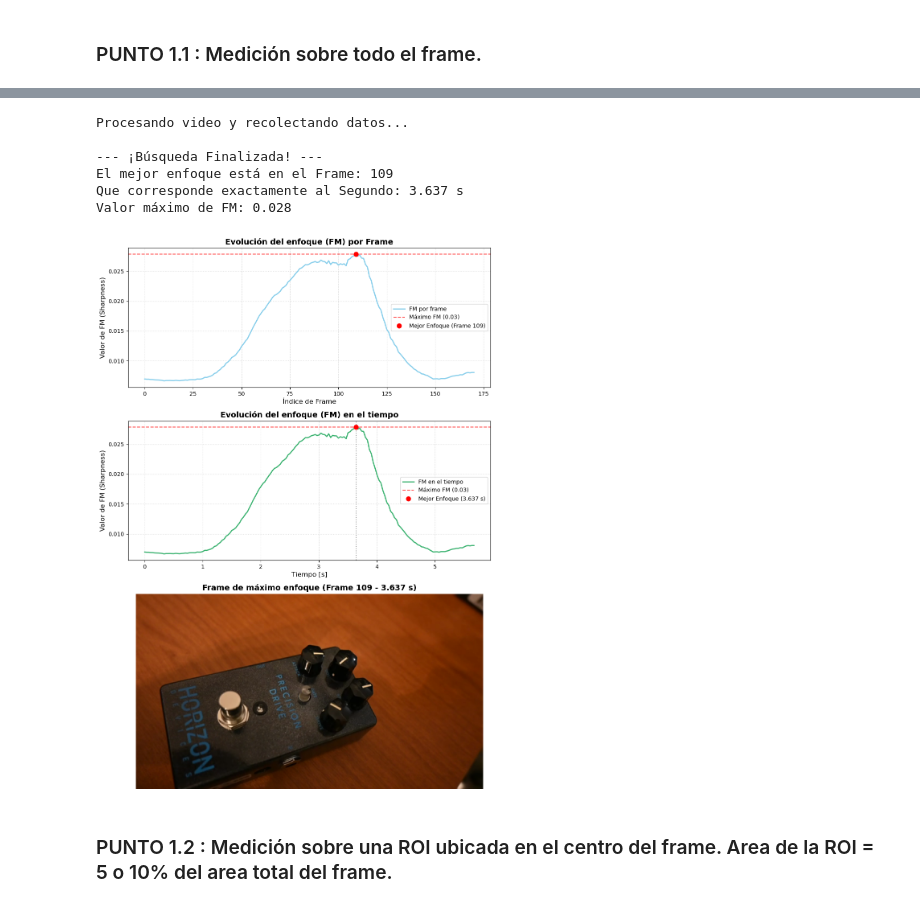
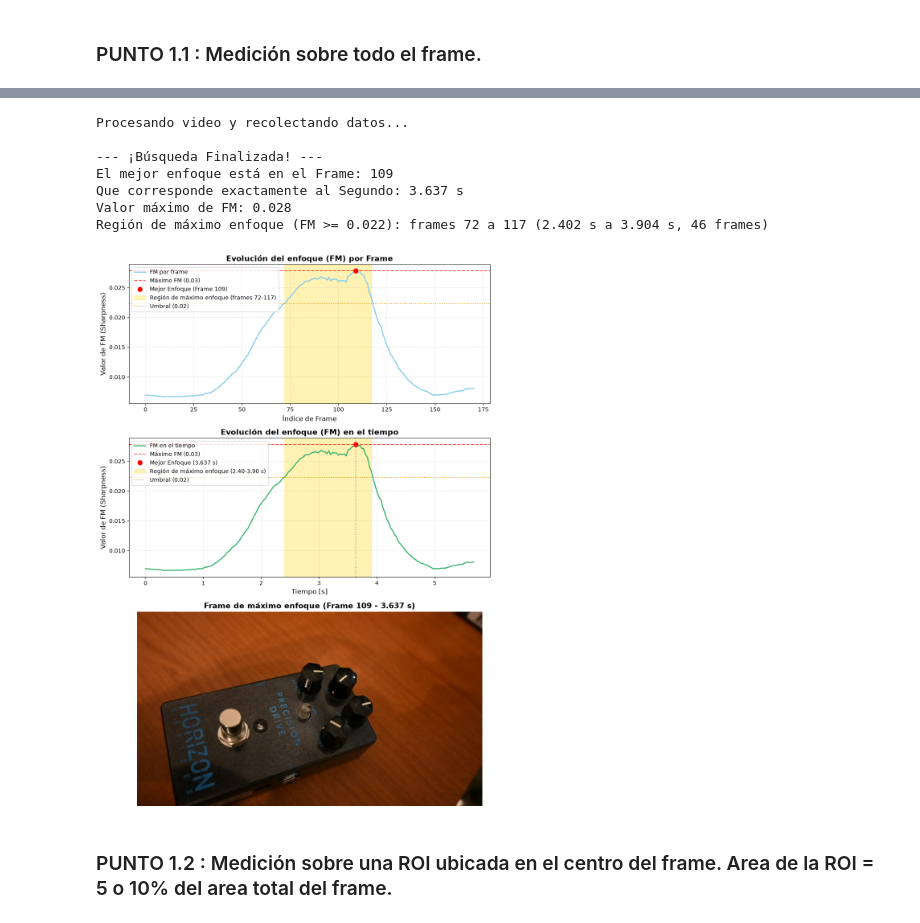
Before and after one commit to NicoLastra12/CEIA-Vision_por_computadora_I, a Jupyter notebook: TP2/TP2.ipynb, the cells around one changed output, grey strips where cells are left out. Cells and saved outputs as stored; diff of their text form; code cells hidden in the pictures.

Commit message:
Detect a focus region instead of a single max frame

```diff
--- a/TP2/TP2.ipynb
+++ b/TP2/TP2.ipynb
@@ -53,3 +63,18 @@ def fm_sharpness(img, factor=1000):
+# %%
+def detectar_region(lista_FM, porcentaje=80):
+    fm = np.asarray(lista_FM)
+    pico = int(np.argmax(fm))
+    umbral = fm[pico] * porcentaje / 100
+
+    # Se expande desde el pico hacia ambos lados mientras FM >= umbral
+    inicio = pico
+    while inicio > 0 and fm[inicio - 1] >= umbral:
+        inicio -= 1
+    fin = pico
+    while fin < len(fm) - 1 and fm[fin + 1] >= umbral:
+        fin += 1
+
+    return inicio, fin, umbral
 # %%
 ## Abre el video
 video = cv.VideoCapture('Material/focus_video.mov')
@@ -103,10 +128,16 @@ video.release()
 # Calculamos el segundo con la mejor metrica.
 mejor_segundo = mejor_frame / fps
 
+# Región de máximo enfoque
+inicio, fin, umbral = detectar_region(lista_FM)
+seg_inicio, seg_fin = inicio / fps, fin / fps
+
 print("\n--- ¡Búsqueda Finalizada! ---")
 print(f"El mejor enfoque está en el Frame: {mejor_frame}")
 print(f"Que corresponde exactamente al Segundo: {mejor_segundo:.3f} s")
-print(f"Valor máximo de FM: {maximo_FM:.3f}\n")
+print(f"Valor máximo de FM: {maximo_FM:.3f}")
+print(f"Región de máximo enfoque (FM >= {umbral:.3f}): frames {inicio} a {fin} "
+      f"({seg_inicio:.3f} s a {seg_fin:.3f} s, {fin - inicio + 1} frames)\n")
 
 # Definimos los dos graficos a generar
 fig, (ax1, ax2, ax3) = plt.subplots(3, 1, figsize=(10, 14), gridspec_kw={'height_ratios': [1, 1, 1.4]})
@@ -118,36 +149,41 @@ ax1.plot(mejor_frame, maximo_FM, 'ro', markersize=8, label=f'Mejor Enfoque (Fram
 ax1.set_title('Evolución del enfoque (FM) por Frame', fontsize=14, fontweight='bold')
 ax1.set_xlabel('Índice de Frame', fontsize=12)
 ax1.set_ylabel('Valor de FM (Sharpness)', fontsize=12)
+ax1.axvspan(inicio, fin, color='gold', alpha=0.3, label=f'Región de máximo enfoque (frames {inicio}-{fin})')
+ax1.axhline(y=umbral, color='goldenrod', linestyle=':', label=f'Umbral ({umbral:.2f})')
 ax1.grid(True, linestyle=':', alpha=0.6)
 ax1.legend(loc='best', fontsize=10)
 
 # --- Gráfica 2: FM vs Tiempo (segundos) ---
 ax2.plot(lista_segundos, lista_FM, label='FM en el tiempo', color='mediumseagreen', linewidth=2)
 ax2.axhline(y=maximo_FM, color='red', linestyle='--', alpha=0.7, label=f'Máximo FM ({maximo_FM:.2f})')
 ax2.axvline(x=mejor_segundo, color='gray', linestyle=':', alpha=0.8)
 ax2.plot(mejor_segundo, maximo_FM, 'ro', markersize=8,label=f'Mejor Enfoque ({mejor_segundo:.3f} s)')
 ax2.set_title('Evolución del enfoque (FM) en el tiempo', fontsize=14, fontweight='bold')
 ax2.set_xlabel('Tiempo [s]', fontsize=12)
 ax2.set_ylabel('Valor de FM (Sharpness)', fontsize=12)
+ax2.axvspan(seg_inicio, seg_fin, color='gold', alpha=0.3, label=f'Región de máximo enfoque ({seg_inicio:.2f}-{seg_fin:.2f} s)')
+ax2.axhline(y=umbral, color='goldenrod', linestyle=':', label=f'Umbral ({umbral:.2f})')
 ax2.grid(True, linestyle=':', alpha=0.6)
 ax2.legend(loc='best', fontsize=10)
 
 # --- Gráfica 3: Frame de máximo enfoque ---
 ax3.imshow(cv.cvtColor(mejor_imagen, cv.COLOR_BGR2RGB))
 ax3.set_title(f'Frame de máximo enfoque (Frame {mejor_frame} - {mejor_segundo:.3f} s)',
               fontsize=14, fontweight='bold')
 ax3.axis('off')
 
 plt.tight_layout()
 plt.show()
 # %% [output]
 Procesando video y recolectando datos...
 
 --- ¡Búsqueda Finalizada! ---
 El mejor enfoque está en el Frame: 109
 Que corresponde exactamente al Segundo: 3.637 s
 Valor máximo de FM: 0.028
+Región de máximo enfoque (FM >= 0.022): frames 72 a 117 (2.402 s a 3.904 s, 46 frames)
-[figure, old version]
+[figure, new version]
 # %% [markdown]
 ### PUNTO 1.2 : Medición sobre una ROI ubicada en el centro del frame. Area de la ROI = 5 o 10% del area total del frame.
 # %%
```
Also changed, not shown: parts of 4 cells of this notebook.
